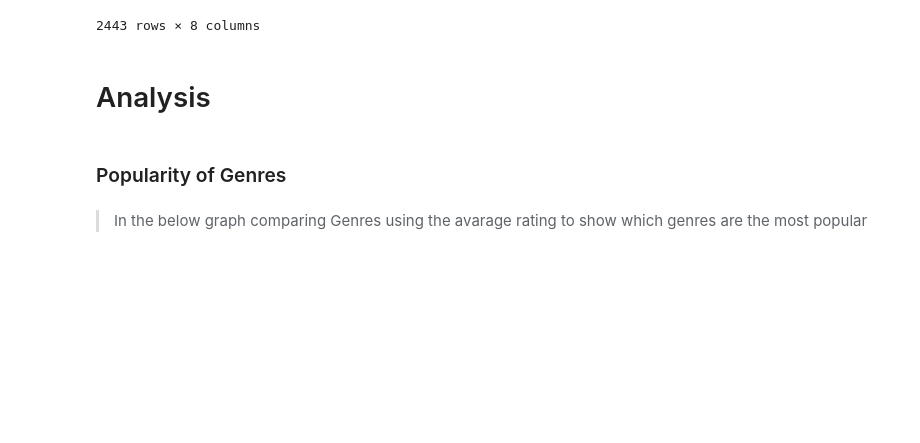
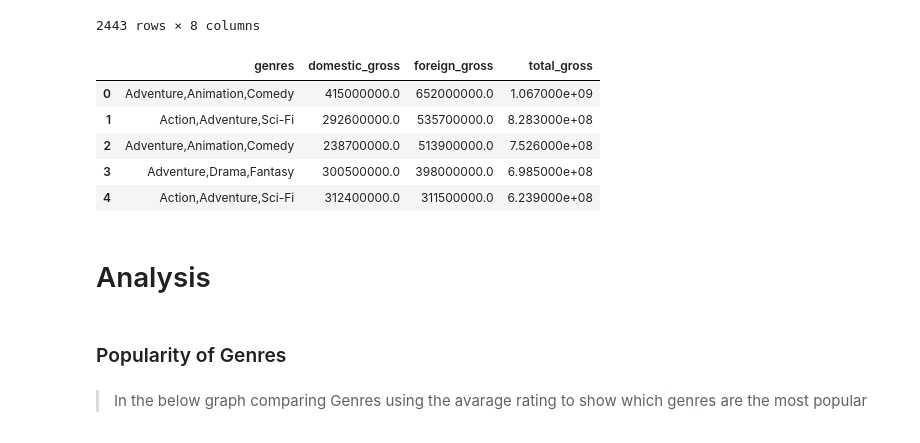
Before and after one commit to gt1719/Movie-Data-Analysis, a Jupyter notebook: movie_data_analysis.ipynb, the cells around one changed output. Cells and saved outputs as stored; diff of their text form; code cells hidden in the pictures; blank space fills up the shorter version.

```diff
--- a/movie_data_analysis.ipynb
+++ b/movie_data_analysis.ipynb
@@ -493,3 +509,13 @@ start_year
 | 215 | As Good as Dead | 2000.0 | 53600.0 | 2010 | Crime,Thriller | 5.2 | 1441 | 5.560000e+04 |
 | 0 | Toy Story 3 | 415000000.0 | 652000000.0 | 2010 | Adventure,Animation,Comedy | 8.3 | 682218 | 1.067000e+09 |
 2443 rows × 8 columns
+# %%
+df_global = df_merge[["genres","domestic_gross", "foreign_gross", "total_gross"]]
+df_global.head()
+# %% [output]
+|  | genres | domestic_gross | foreign_gross | total_gross |
+| 0 | Adventure,Animation,Comedy | 415000000.0 | 652000000.0 | 1.067000e+09 |
+| 1 | Action,Adventure,Sci-Fi | 292600000.0 | 535700000.0 | 8.283000e+08 |
+| 2 | Adventure,Animation,Comedy | 238700000.0 | 513900000.0 | 7.526000e+08 |
+| 3 | Adventure,Drama,Fantasy | 300500000.0 | 398000000.0 | 6.985000e+08 |
+| 4 | Action,Adventure,Sci-Fi | 312400000.0 | 311500000.0 | 6.239000e+08 |
```
Also changed, not shown: parts of 18 cells of this notebook, 4 other files.
